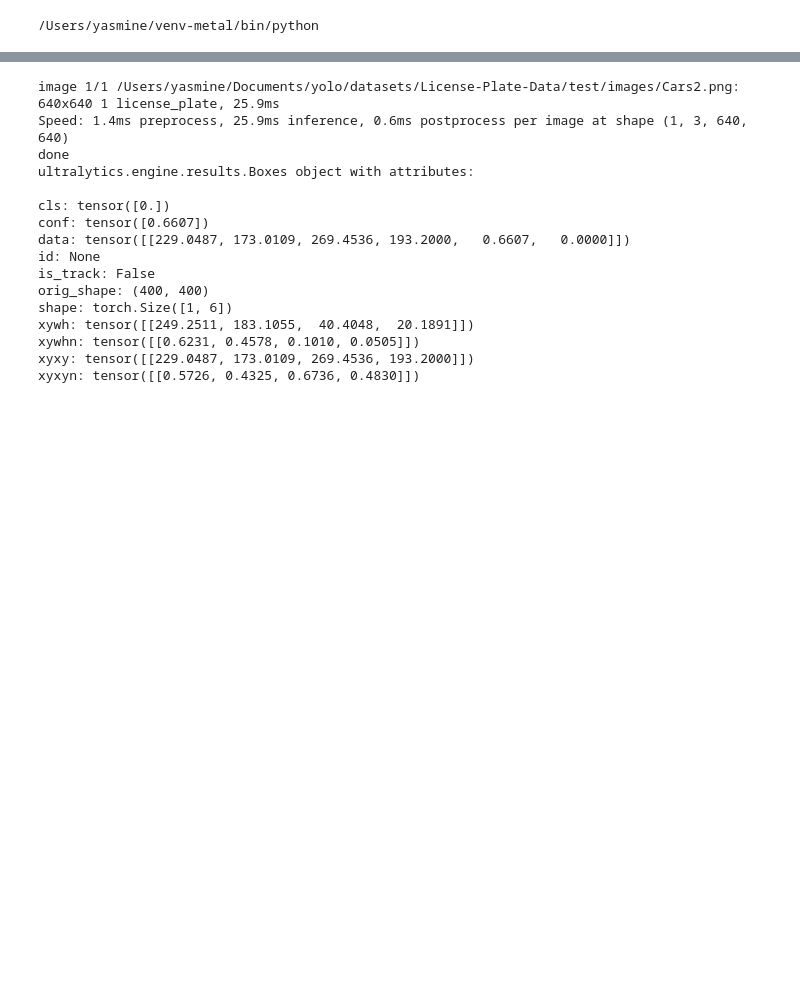
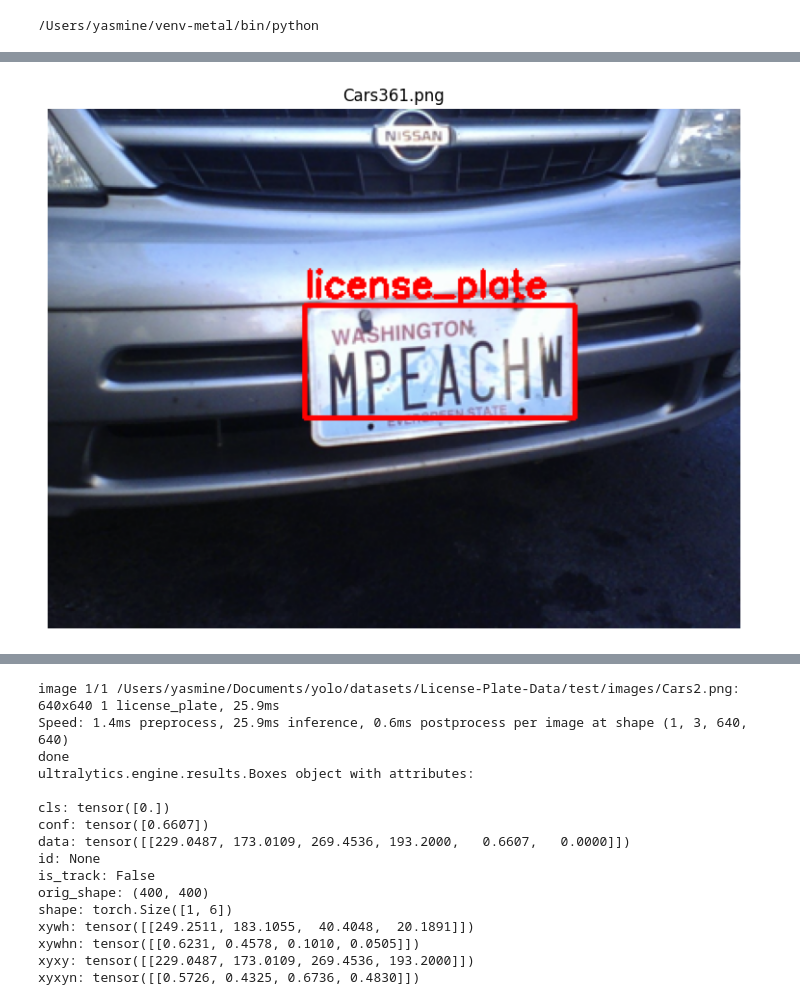
Before and after one commit to minlalapop/yolo-ocr-carplate, a Jupyter notebook: car-yolo.ipynb, the cells around one changed output, grey strips where cells are left out. Saved outputs shown, nothing was run; the diff lists cells and outputs as text; code cells hidden in the pictures; blank space fills up the shorter version.

```diff
--- a/car-yolo.ipynb
+++ b/car-yolo.ipynb
@@ -200,15 +240,17 @@ def draw_boxes(image, boxes, class_names=None):
 
     return image_copy
 # %%
-sample_img = train_images[201]
+sample_img = train_images[231]
 sample_label = train_labels_dir / f"{sample_img.stem}.txt"
 
 img = load_image_rgb(sample_img)
 boxes = read_yolo_label(sample_label)
 img_boxed = draw_boxes(img, boxes, class_names=["license_plate"])
 
 plt.figure(figsize=(10, 7))
 plt.imshow(img_boxed)
 plt.title(sample_img.name)
 plt.axis("off")
 plt.show()
+# %% [output]
+[figure, added]
```
Also changed, not shown: parts of 30 cells of this notebook, 4 other files.
